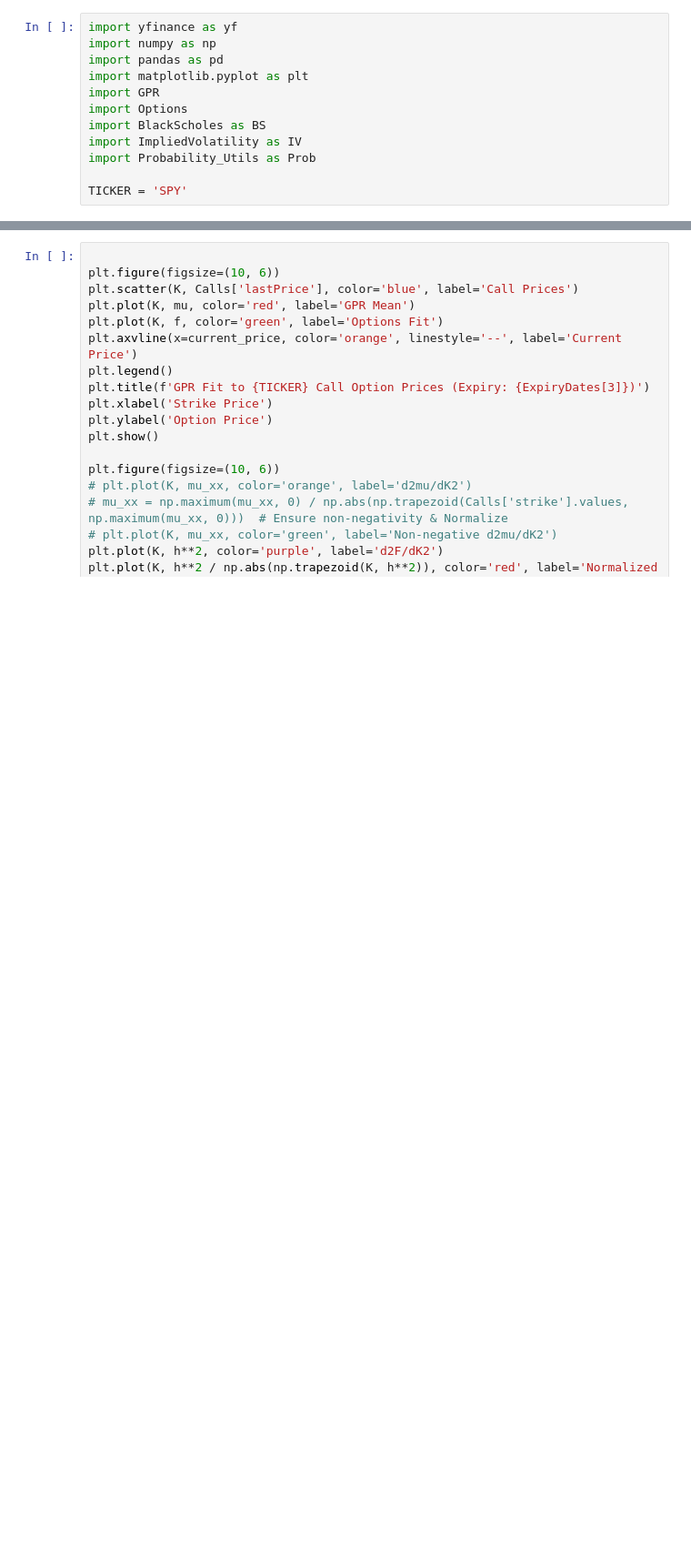
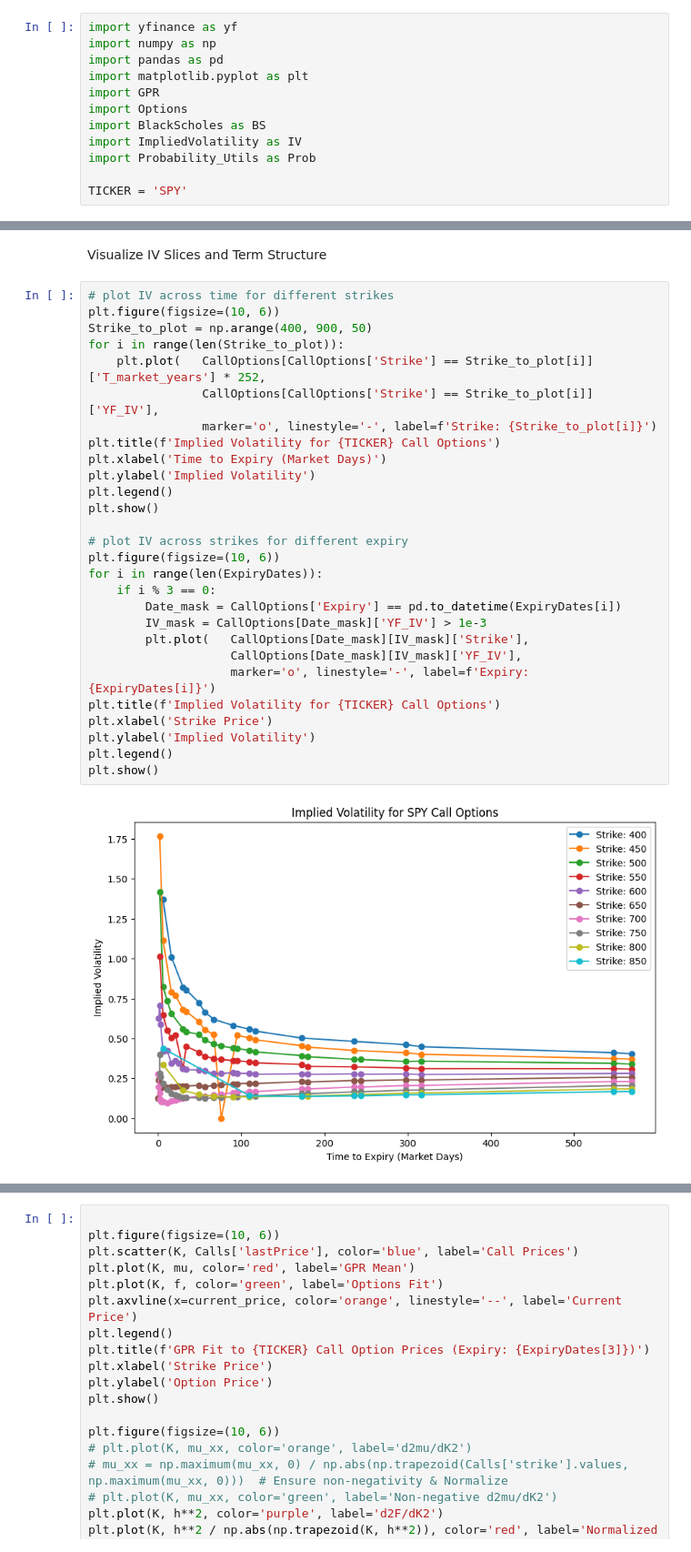
Before and after one commit to AdamDanklefsen/Quant, a Jupyter notebook: OptionsProject/Options_GPR.ipynb, the cells around one changed output, grey strips where cells are left out. Shown at 91% size. Cells and saved outputs as stored; diff of their text form; blank space fills up the shorter version.

```diff
--- a/OptionsProject/Options_GPR.ipynb
+++ b/OptionsProject/Options_GPR.ipynb
@@ -24,0 +66,32 @@ k = np.log(Calls['strike'] / current_price)
+# %% [markdown]
+Visualize IV Slices and Term Structure
+# %%
+# plot IV across time for different strikes
+plt.figure(figsize=(10, 6))
+Strike_to_plot = np.arange(400, 900, 50)
+for i in range(len(Strike_to_plot)):
+    plt.plot(   CallOptions[CallOptions['Strike'] == Strike_to_plot[i]]['T_market_years'] * 252,
+                CallOptions[CallOptions['Strike'] == Strike_to_plot[i]]['YF_IV'],
+                marker='o', linestyle='-', label=f'Strike: {Strike_to_plot[i]}')
+plt.title(f'Implied Volatility for {TICKER} Call Options')
+plt.xlabel('Time to Expiry (Market Days)')
+plt.ylabel('Implied Volatility')
+plt.legend()
+plt.show()
+
+# plot IV across strikes for different expiry
+plt.figure(figsize=(10, 6))
+for i in range(len(ExpiryDates)):
+    if i % 3 == 0:
+        Date_mask = CallOptions['Expiry'] == pd.to_datetime(ExpiryDates[i])
+        IV_mask = CallOptions[Date_mask]['YF_IV'] > 1e-3
+        plt.plot(   CallOptions[Date_mask][IV_mask]['Strike'],
+                    CallOptions[Date_mask][IV_mask]['YF_IV'],
+                    marker='o', linestyle='-', label=f'Expiry: {ExpiryDates[i]}')
+plt.title(f'Implied Volatility for {TICKER} Call Options')
+plt.xlabel('Strike Price')
+plt.ylabel('Implied Volatility')
+plt.legend()
+plt.show()
+# %% [output]
+[figure, added]
```
Also changed, not shown: parts of 8 cells of this notebook, 3 other files.
